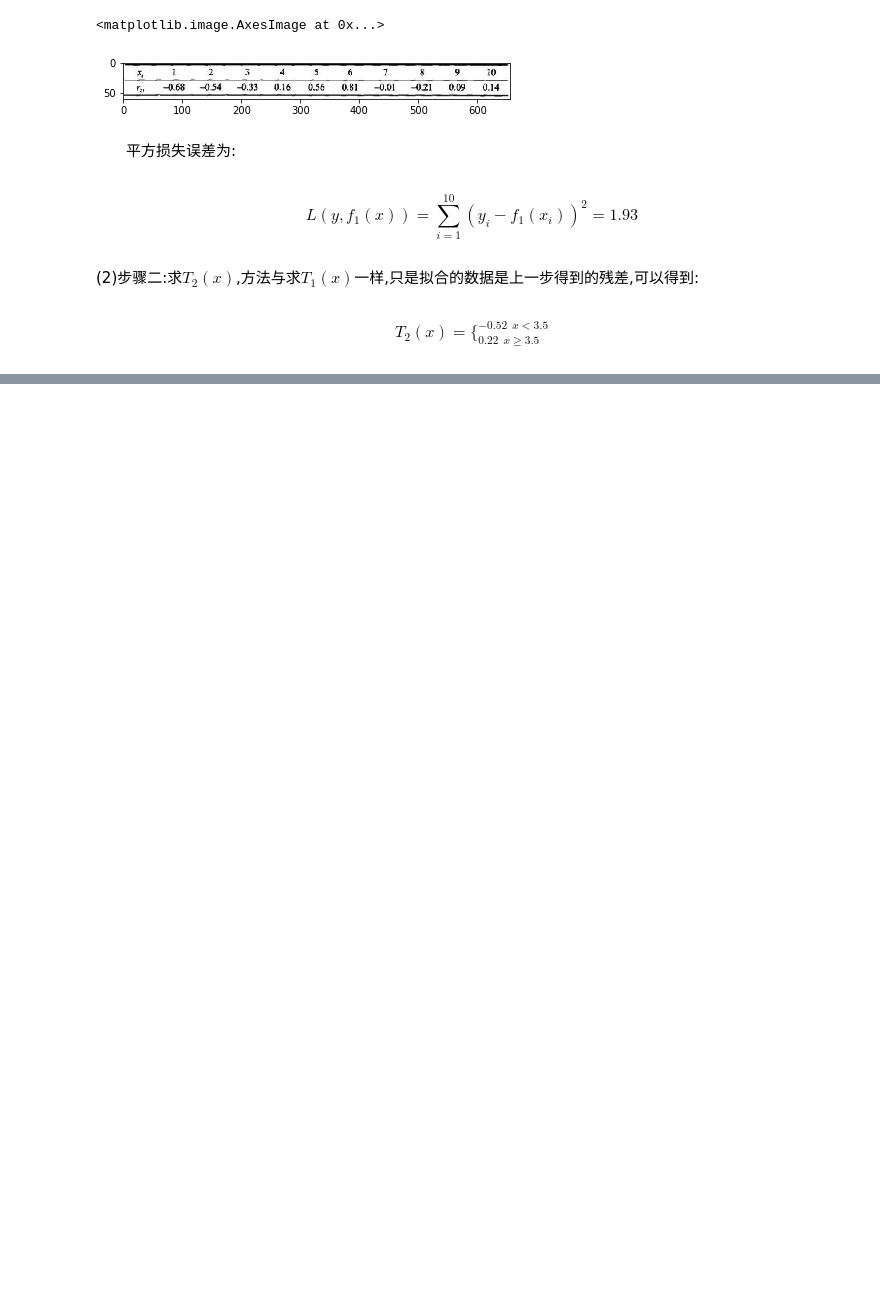
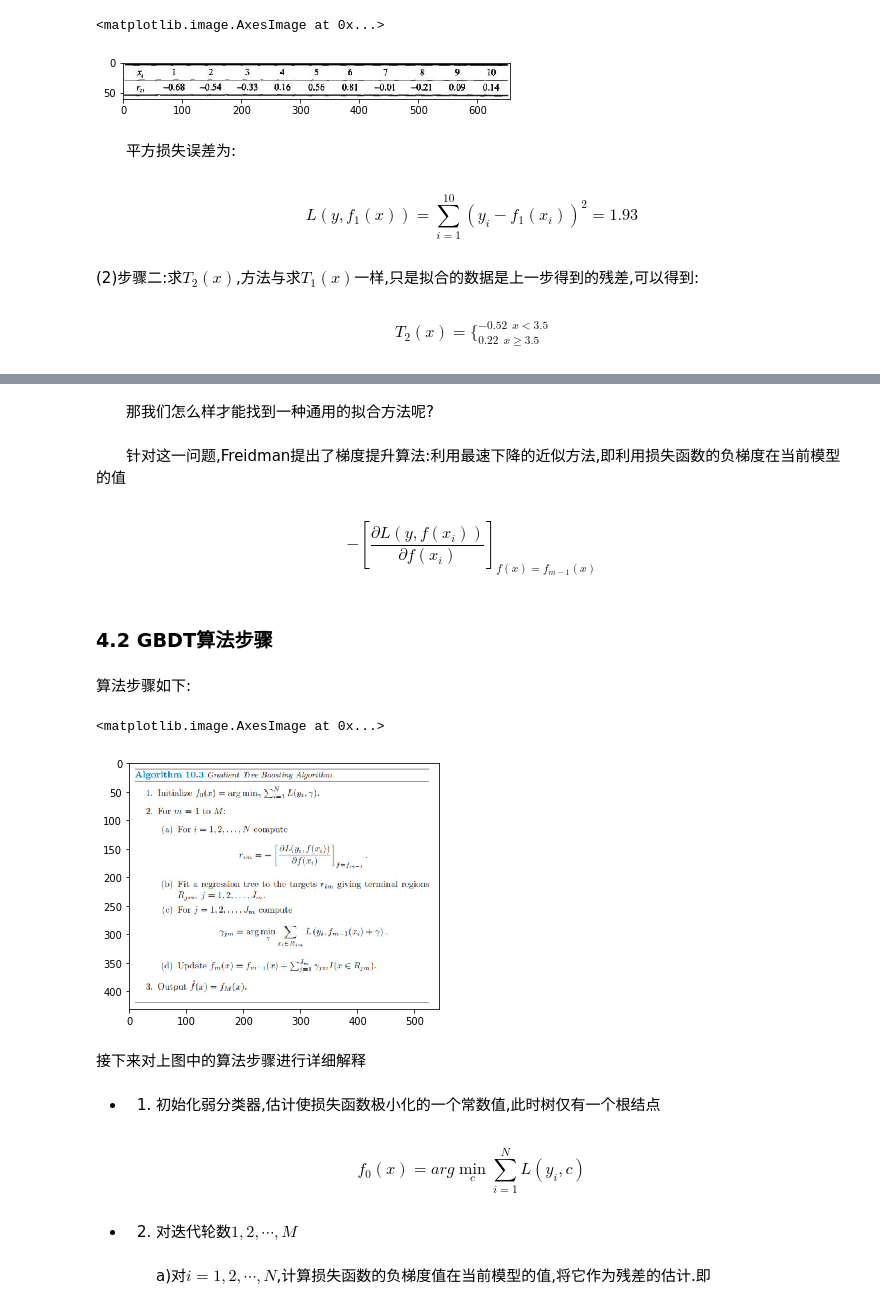
Before and after one commit to xiagote/MachineLearning, a Jupyter notebook: GBDT/GBDT.ipynb, the cells around one changed output, grey strips where cells are left out. Cells and saved outputs as stored; diff of their text form; code cells hidden in the pictures; blank space fills up the shorter version.

Commit message:
update GBDT

```diff
--- a/GBDT/GBDT.ipynb
+++ b/GBDT/GBDT.ipynb
@@ -201,0 +239,27 @@ $$T_2(x)=\{_{0.22\ \ x \geq 3.5}^{-0.52\ \ x < 3.5}$$
+# %% [markdown]
+　　那我们怎么样才能找到一种通用的拟合方法呢?
+# %% [markdown]
+　　针对这一问题,Freidman提出了梯度提升算法:利用最速下降的近似方法,即利用损失函数的负梯度在当前模型的值
+# %% [markdown]
+$$-[\frac{\partial L(y,f(x_i))}{\partial f(x_i)}]_{f(x)=f_{m-1}(x)}$$
+# %% [markdown]
+### 4.2 GBDT算法步骤
+# %% [markdown]
+算法步骤如下:
+# %%
+from skimage import io
+img=io.imread('./gbdt_algorithm.jpg')
+io.imshow(img)
+# %% [output]
+<matplotlib.image.AxesImage at 0x...>
+[figure, added]
+# %% [markdown]
+接下来对上图中的算法步骤进行详细解释
+# %% [markdown]
+- 1) 初始化弱分类器,估计使损失函数极小化的一个常数值,此时树仅有一个根结点
+# %% [markdown]
+$$f_0(x)=arg \min_c \sum_{i=1}^N L(y_i,c)$$
+# %% [markdown]
+- 2) 对迭代轮数$1,2,\cdots,M$
+# %% [markdown]
+　　　　a)对$i=1,2,\cdots,N$,计算损失函数的负梯度值在当前模型的值,将它作为残差的估计.即
```
Also changed, not shown: parts of 26 cells of this notebook.
